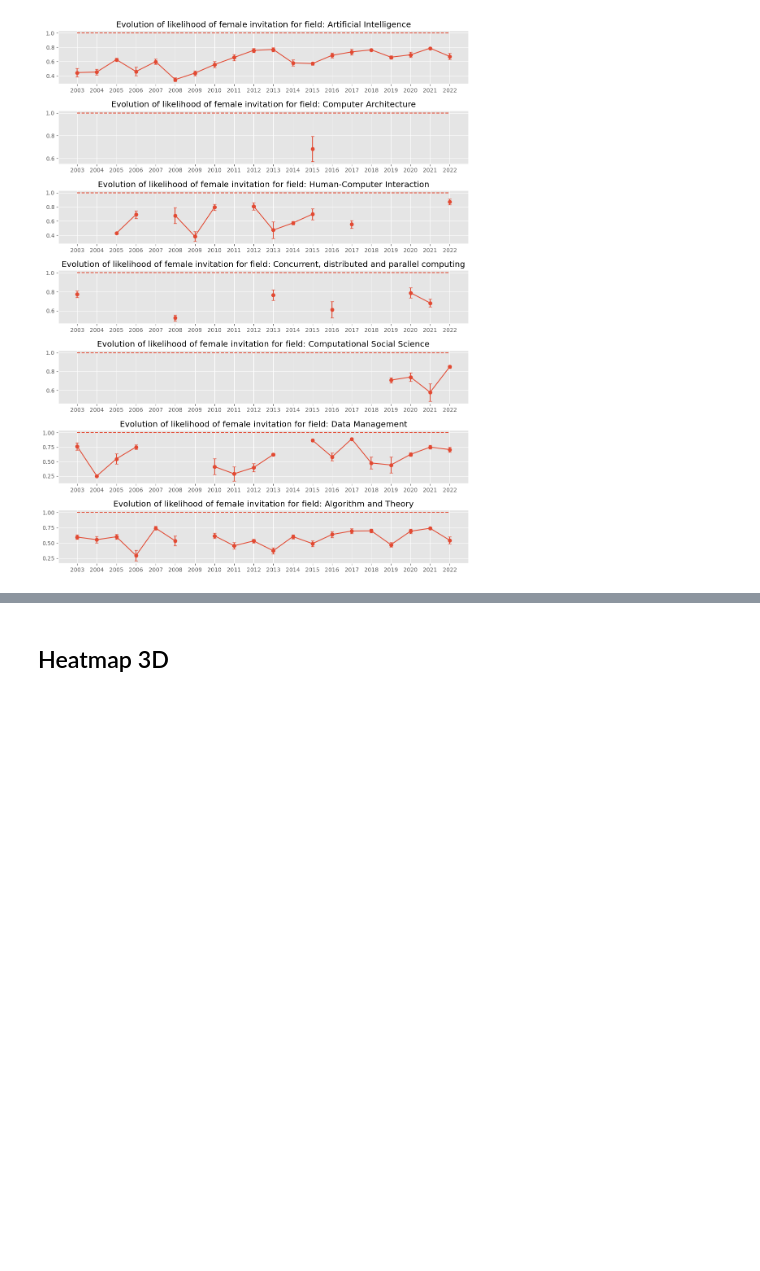
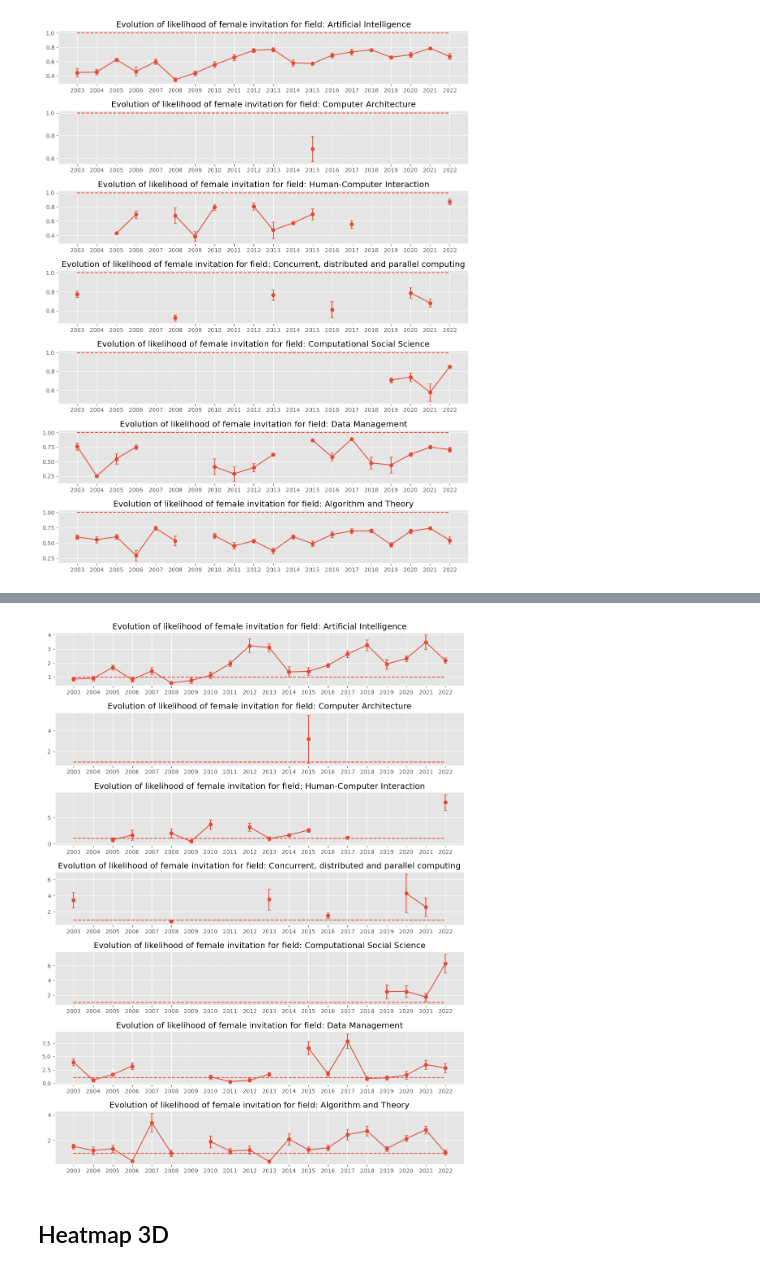
Before and after one commit to mariespedersen/Thesis_github, a Jupyter notebook: Similarity_Matching.ipynb, the cells around one changed output, grey strips where cells are left out. Cells and saved outputs as stored; diff of their text form; code cells hidden in the pictures; blank space fills up the shorter version.

```diff
--- a/Similarity_Matching.ipynb
+++ b/Similarity_Matching.ipynb
@@ -212,3 +274,32 @@ for n, f in enumerate(field_list):
+# %%
+plt.figure(figsize=(13, 17))
+plt.subplots_adjust(hspace=0.5)
+field_list = list(df['Main Topic'].unique())
+
+for n, f in enumerate(field_list):
+    ax = plt.subplot(len(field_list), 1, n + 1)
+    # ax.plot(df['Age'],'o',alpha=0.1)
+    df_field = df[df['Main Topic'] == f]
+
+    ratio_list = []
+    std_list = []
+    for year in tqdm(range(2003,2023)):
+        try:
+            df_year = df_field[df_field['Year'] == year]
+            mean_ratio, std_ratio = Nearest_Neighbor(df_year,k=10, q=0.75, n=5)
+            ratio_list.append(mean_ratio)
+            std_list.append(std_ratio)
+        except:
+            ratio_list.append(np.NaN)
+            std_list.append(np.NaN)
+            continue
+
+    ax.errorbar(range(2003,2023), ratio_list, yerr=std_list, fmt='o-', capsize=3,label="Adj. Ratio")
+    ax.set_title('Evolution of likelihood of female invitation for field: ' + str(f))
+    ax.set_xticks(range(2003,2023,1))
+    ax.hlines(1, 2003, 2022, linestyles='dashed')
+# %% [output]
+[figure, added]
 # %% [markdown]
 ## Heatmap 3D
 # %%
```
Also changed, not shown: parts of 8 cells of this notebook.
